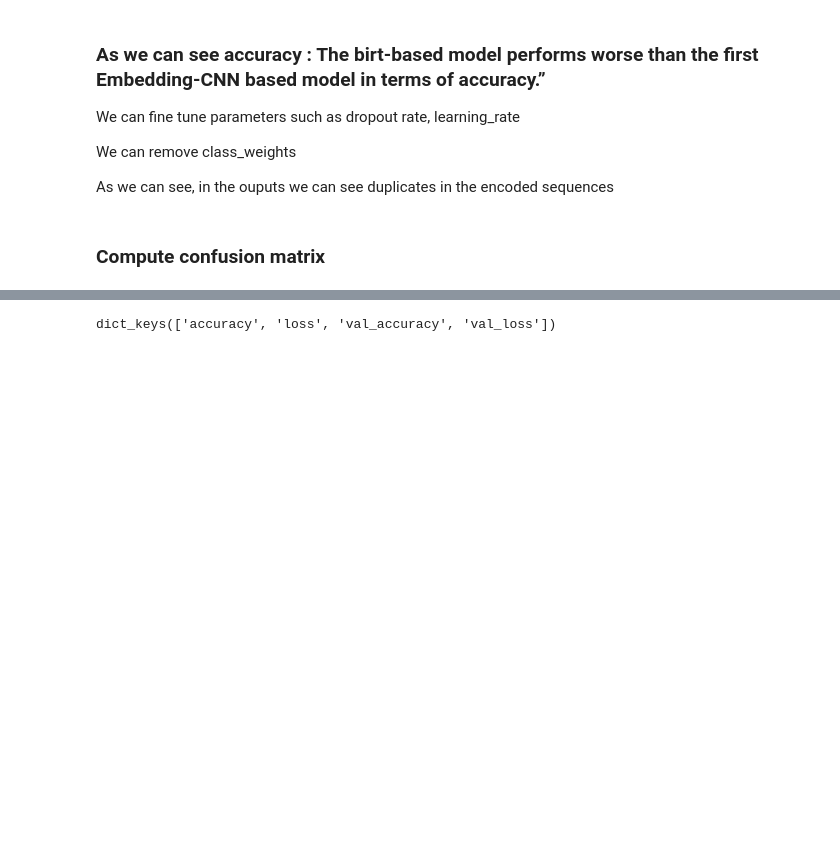
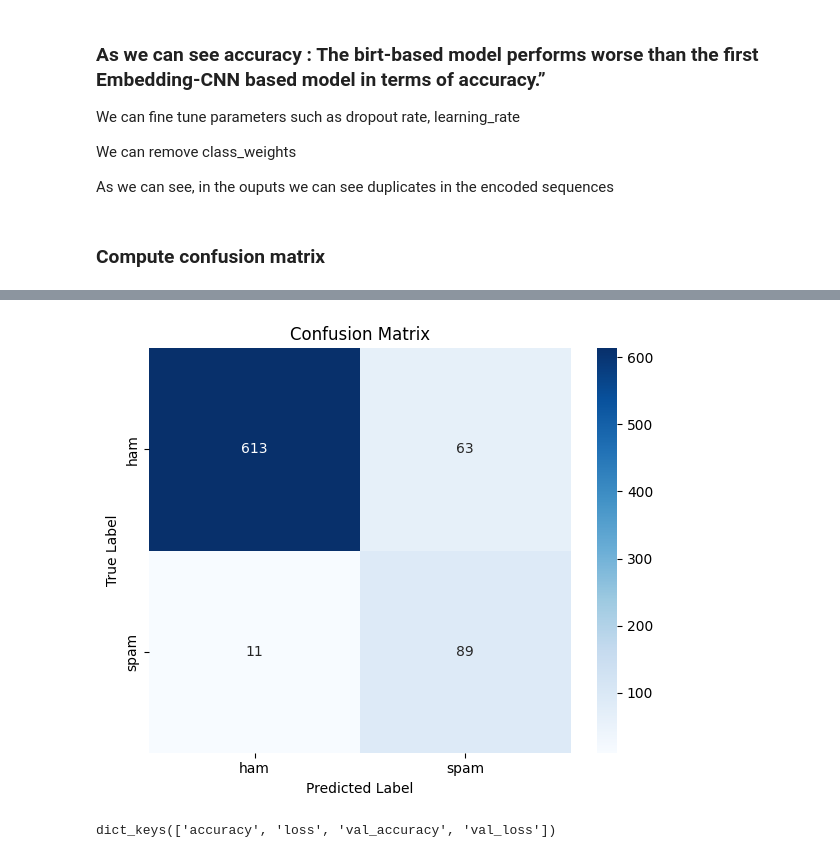
Before and after one commit to pf6511/jedha-dts-ml-deep-att, a Jupyter notebook: DeepLearning_ATT_SpamDetector.ipynb, the cells around one changed output, grey strips where cells are left out. Cells and saved outputs as stored; diff of their text form; code cells hidden in the pictures; blank space fills up the shorter version.

```diff
--- a/DeepLearning_ATT_SpamDetector.ipynb
+++ b/DeepLearning_ATT_SpamDetector.ipynb
@@ -587,7 +586,20 @@ def compute_confusion_matrix(model, tensor_test_dataset):
       y_test_predictions.extend(y_pred.tolist())
 
   print("test accuracy: {:.3f}".format(accuracy_score(y_test_labels, y_test_predictions, normalize=True)))
+  print("test recall (TP/TP+FN): {:.3f}".format(recall_score(y_test_labels, y_test_predictions)))
+  print("test f1-score: {:.3f}".format(f1_score(y_test_labels, y_test_predictions)))
   return confusion_matrix(y_test_labels, y_test_predictions)
+
+def display_confusion_matrix(conf_matrix, class_names):
+  plt.figure(figsize=(6, 5))
+  sns.heatmap(conf_matrix, annot=True, fmt='d', cmap='Blues',
+              xticklabels=class_names, yticklabels=class_names)
+
+  plt.xlabel('Predicted Label')
+  plt.ylabel('True Label')
+  plt.title('Confusion Matrix')
+  plt.tight_layout()
+  plt.show()
 # %%
 cm = compute_confusion_matrix(model_cnn,test_tensor_dataset)
 print("confusion matrix")
@@ -930,3 +945,8 @@ confusion matrix
+# %%
+class_names = list(spam_label_encode_mapping.keys())
+display_confusion_matrix(cm, class_names)
+# %% [output]
+[figure, added]
 # %%
 bert_model_history.history.keys()
 # %% [output]
```
Also changed, not shown: parts of 25 cells of this notebook, 1 other file.
